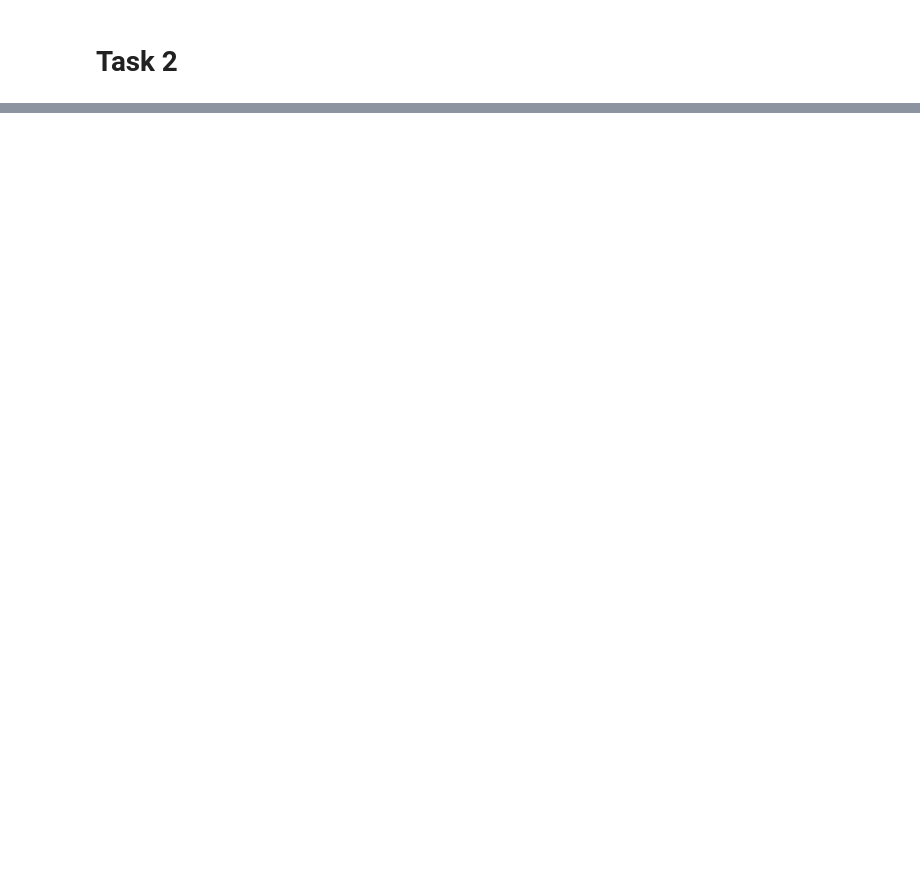
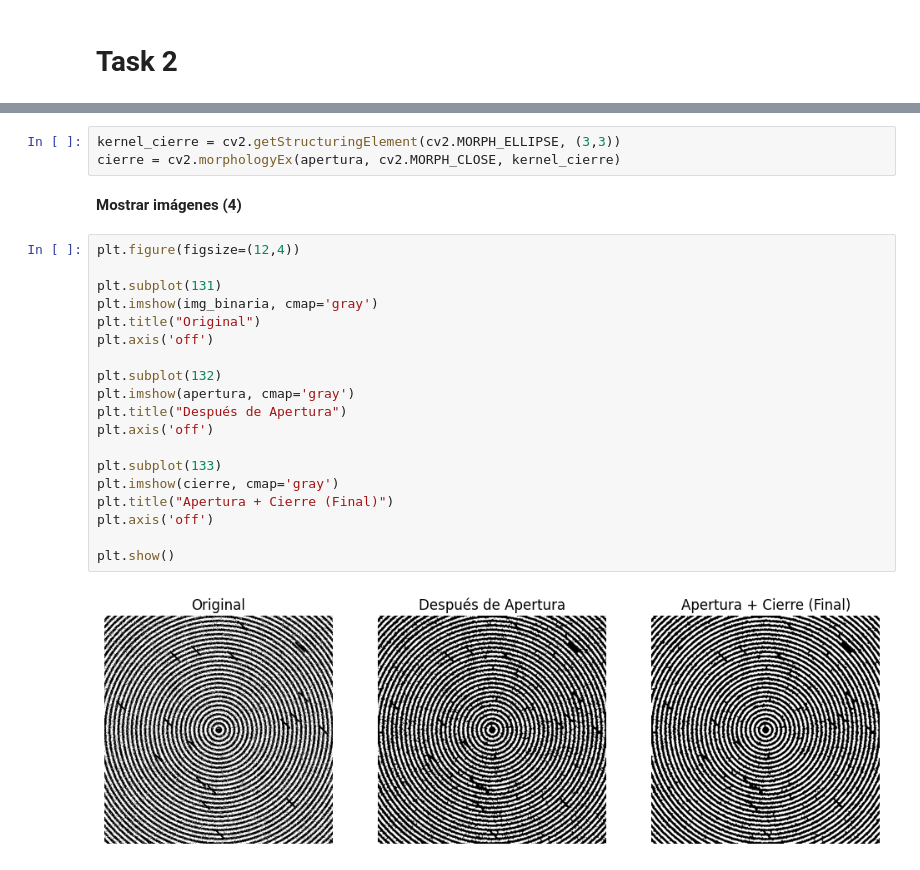
Before and after one commit to ArielaMishaanCohen/LAB2, a Jupyter notebook: LAB2.ipynb, the cells around one changed output, grey strips where cells are left out. Drawn from its saved outputs; the diff is of its cells as text; blank space fills up the shorter version.

```diff
--- a/LAB2.ipynb
+++ b/LAB2.ipynb
@@ -155,0 +193,26 @@ Un filtro promedio en el dominio espacial suaviza toda la imagen por igual. Eso
+# %%
+kernel_cierre = cv2.getStructuringElement(cv2.MORPH_ELLIPSE, (3,3))
+cierre = cv2.morphologyEx(apertura, cv2.MORPH_CLOSE, kernel_cierre)
+# %% [markdown]
+**Mostrar imágenes (4)**
+# %%
+plt.figure(figsize=(12,4))
+
+plt.subplot(131)
+plt.imshow(img_binaria, cmap='gray')
+plt.title("Original")
+plt.axis('off')
+
+plt.subplot(132)
+plt.imshow(apertura, cmap='gray')
+plt.title("Después de Apertura")
+plt.axis('off')
+
+plt.subplot(133)
+plt.imshow(cierre, cmap='gray')
+plt.title("Apertura + Cierre (Final)")
+plt.axis('off')
+
+plt.show()
+# %% [output]
+[figure, added]
```
Also changed, not shown: parts of 20 cells of this notebook.
